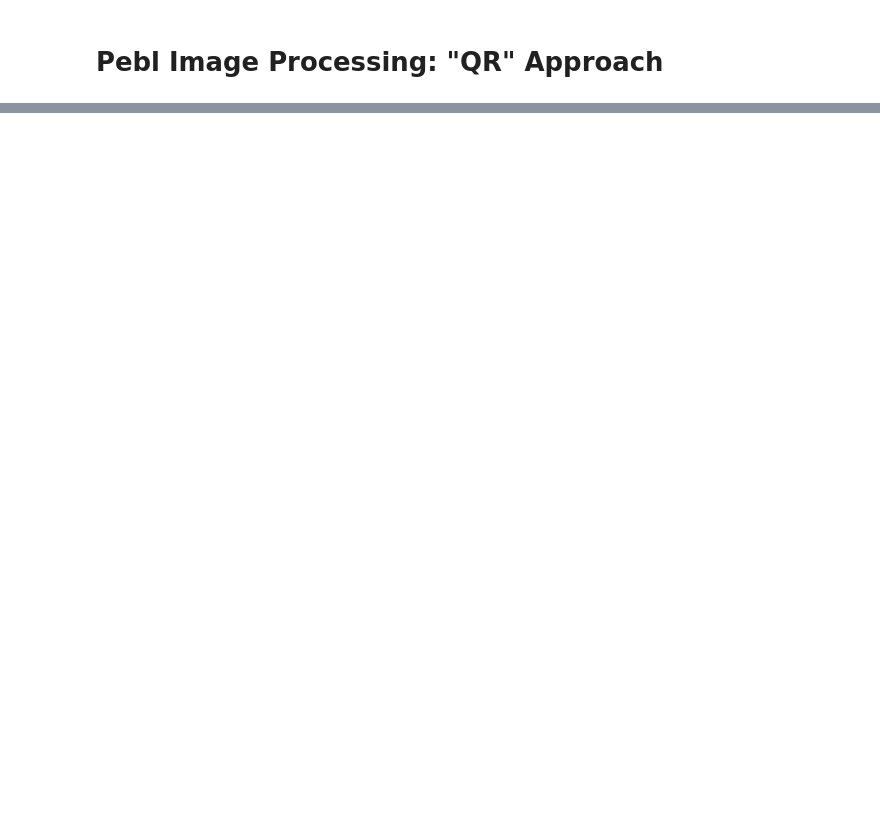
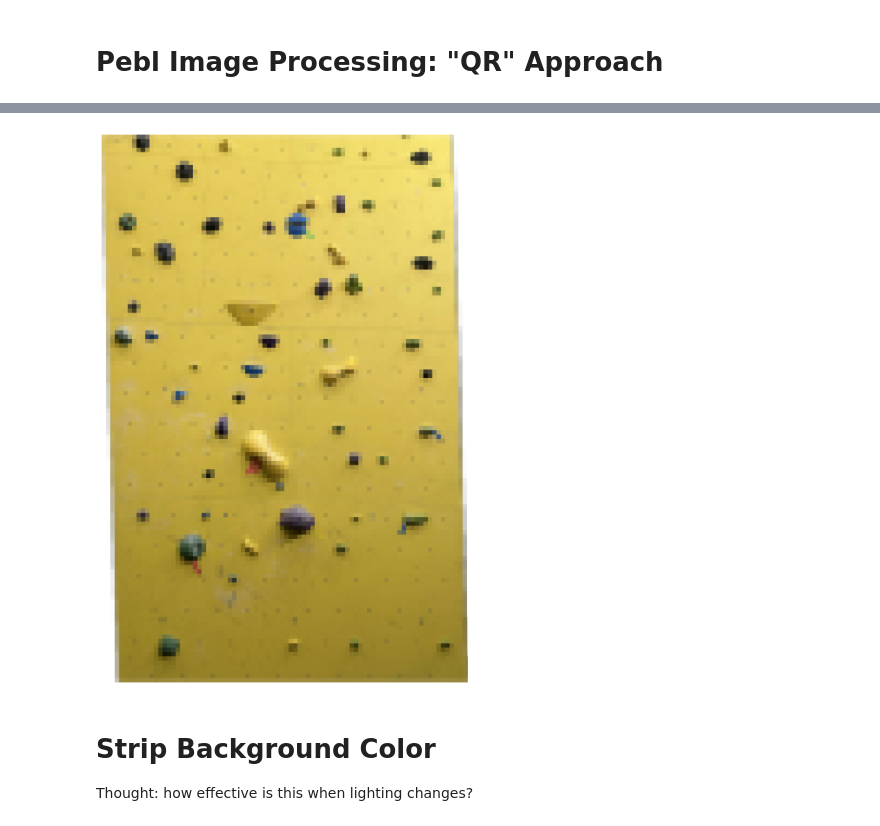
Before and after one commit to JustinLin905/pebl-image-processing, a Jupyter notebook: preprocessing.ipynb, the cells around one changed output, grey strips where cells are left out. Saved outputs shown, nothing was run; the diff lists cells and outputs as text; code cells hidden in the pictures; blank space fills up the shorter version.

```diff
--- a/preprocessing.ipynb
+++ b/preprocessing.ipynb
@@ -17,0 +21,41 @@ plt.show()
+# %%
+def smooth_image(image, kernel_size=64):
+    """
+    Process image by dividing it into kernel_size x kernel_size sections
+    and applying the average color to each section.
+
+    Args:
+        image: Input image array (height x width x channels)
+        kernel_size: Size of each square section (default: 64)
+
+    Returns:
+        Processed image with averaged sections
+    """
+    height, width = image.shape[:2]
+    result = image.copy()
+
+    # Process each kernel_size x kernel_size section
+    for i in range(0, height, kernel_size):
+        for j in range(0, width, kernel_size):
+            # Define the boundaries of the current section
+            i_end = min(i + kernel_size, height)
+            j_end = min(j + kernel_size, width)
+
+            # Extract the section
+            section = image[i:i_end, j:j_end]
+
+            # Calculate the average color for this section
+            avg_color = section.mean(axis=(0, 1))
+
+            # Apply the average color to the entire section
+            result[i:i_end, j:j_end] = avg_color
+
+    return result
+# %%
+smoothed_image = smooth_image(f, kernel_size=32)
+render_image(smoothed_image)
+# %% [output]
+[figure, added]
+# %% [markdown]
+# Strip Background Color
+Thought: how effective is this when lighting changes?
```
Also changed, not shown: parts of 11 cells of this notebook, 2 other files.
